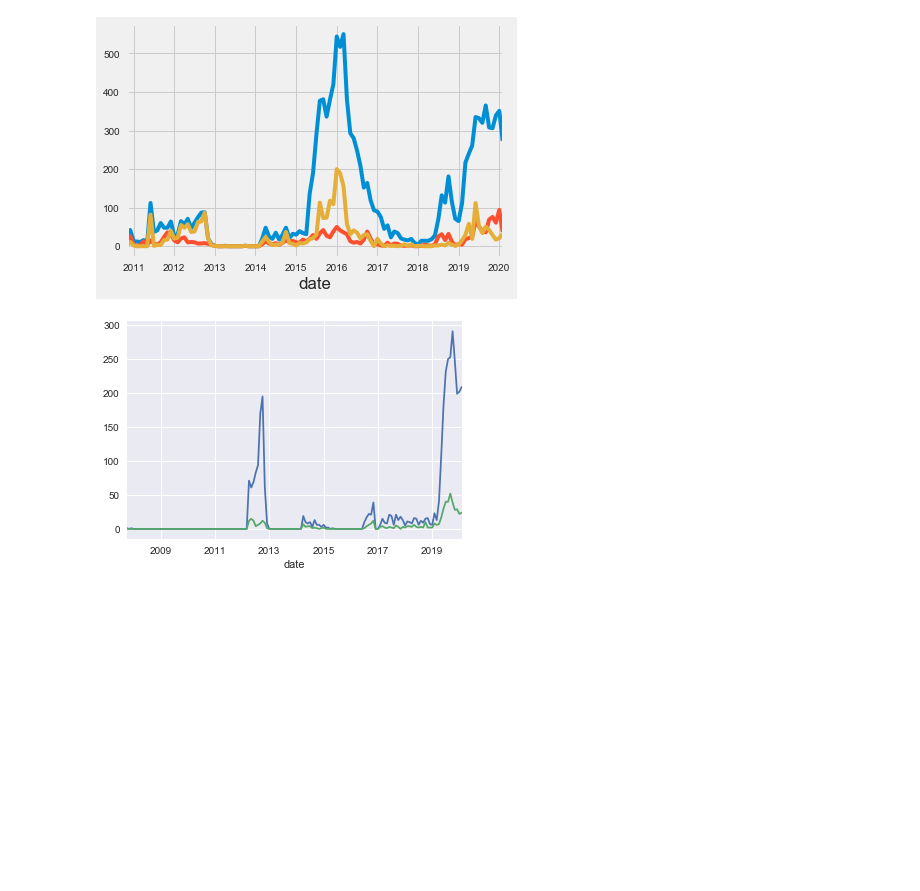
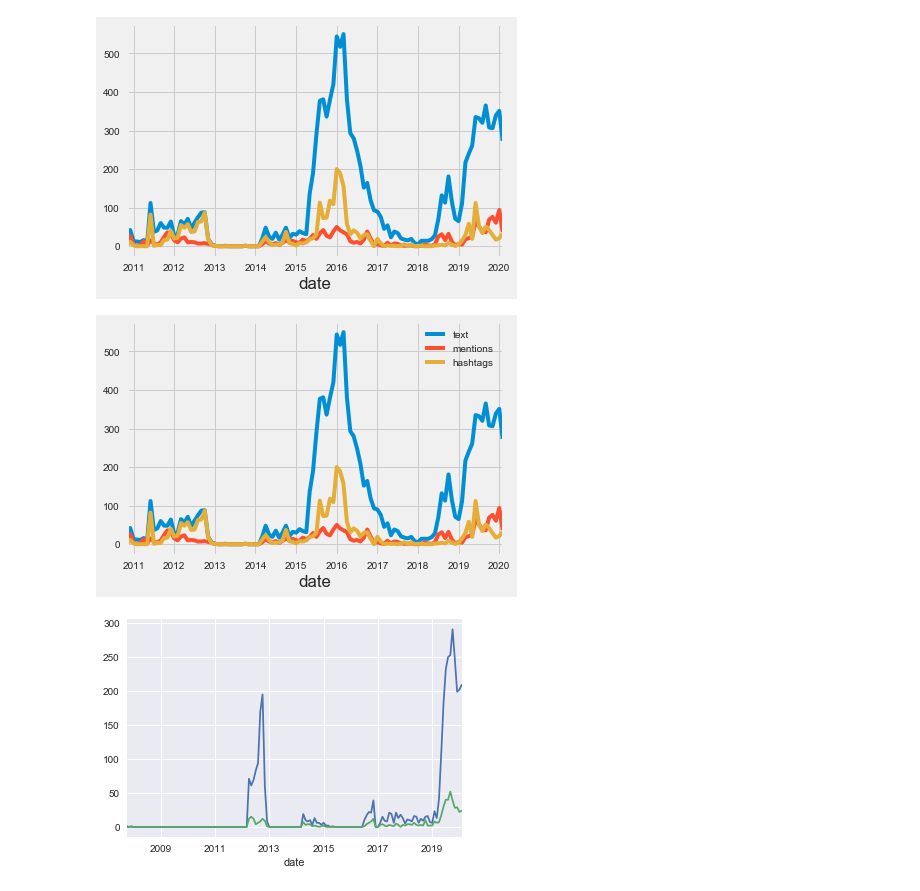
Before and after one commit to nomadtomas/sentweetment_analysizer, a Jupyter notebook: dnc_race.ipynb, the cells around one changed output. Drawn from its saved outputs; the diff is of its cells as text; code cells hidden in the pictures; blank space fills up the shorter version.

```diff
--- a/dnc_race.ipynb
+++ b/dnc_race.ipynb
@@ -227,6 +233,14 @@ bern_df.resample('M')['hashtags'].count().plot()
 plt.show()
 # %% [output]
 [figure]
+# %%
+def tweet_mention_hash_plot(df, rate='M'):
+    bern_df.resample(rate)[['text', 'mentions', 'hashtags']].count().plot()
+    return plt.show()
+# %%
+tweet_mention_hash_plot(bern_df)
+# %% [output]
+[figure, added]
 # %%
 bern_df.resample('M')['text'].count().plot()
 # %%
```
Also changed, not shown: parts of 3 cells of this notebook.
